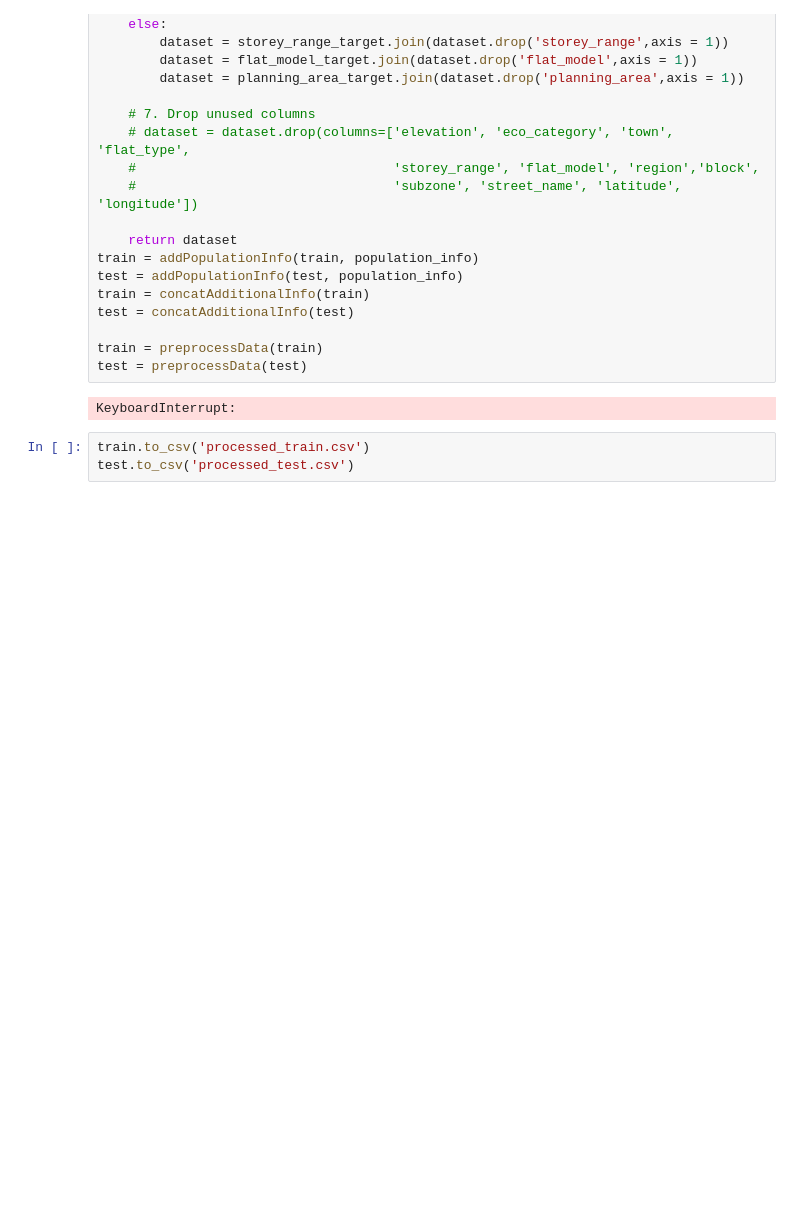
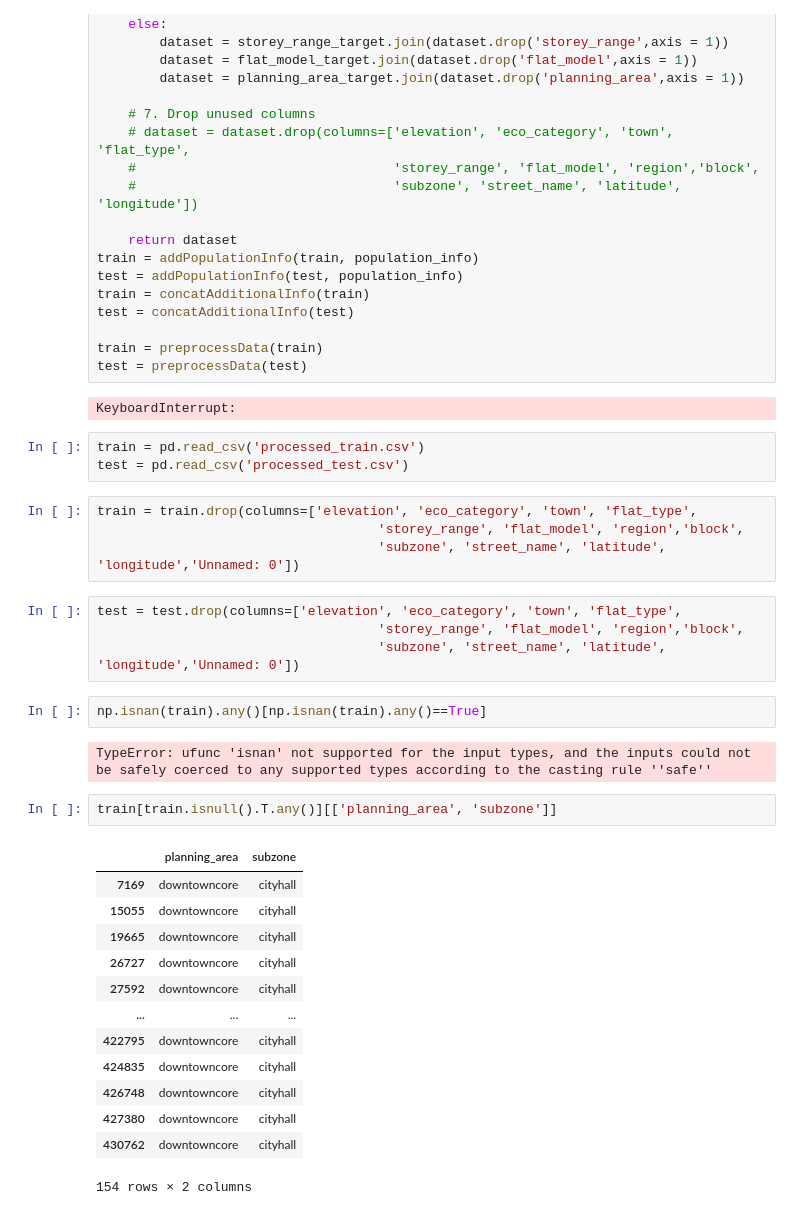
Before and after one commit to Mr-Bright/cs5228, a Jupyter notebook: mini_project.ipynb, the cells around one changed output. Drawn from its saved outputs; the diff is of its cells as text; blank space fills up the shorter version.

```diff
--- a/mini_project.ipynb
+++ b/mini_project.ipynb
@@ -183,5 +187,33 @@ test = preprocessData(test)
 # %% [output]
 KeyboardInterrupt:
 # %%
-train.to_csv('processed_train.csv')
-test.to_csv('processed_test.csv')
+train = pd.read_csv('processed_train.csv')
+test = pd.read_csv('processed_test.csv')
+# %%
+train = train.drop(columns=['elevation', 'eco_category', 'town', 'flat_type',
+                                    'storey_range', 'flat_model', 'region','block',
+                                    'subzone', 'street_name', 'latitude', 'longitude','Unnamed: 0'])
+# %%
+test = test.drop(columns=['elevation', 'eco_category', 'town', 'flat_type',
+                                    'storey_range', 'flat_model', 'region','block',
+                                    'subzone', 'street_name', 'latitude', 'longitude','Unnamed: 0'])
+# %%
+np.isnan(train).any()[np.isnan(train).any()==True]
+# %% [output]
+TypeError: ufunc 'isnan' not supported for the input types, and the inputs could not be safely coerced to any supported types according to the casting rule ''safe''
+# %%
+train[train.isnull().T.any()][['planning_area', 'subzone']]
+# %% [output]
+|  | planning_area | subzone |
+| 7169 | downtowncore | cityhall |
+| 15055 | downtowncore | cityhall |
+| 19665 | downtowncore | cityhall |
+| 26727 | downtowncore | cityhall |
+| 27592 | downtowncore | cityhall |
+| ... | ... | ... |
+| 422795 | downtowncore | cityhall |
+| 424835 | downtowncore | cityhall |
+| 426748 | downtowncore | cityhall |
+| 427380 | downtowncore | cityhall |
+| 430762 | downtowncore | cityhall |
+154 rows × 2 columns
```
Also changed, not shown: parts of 8 cells of this notebook.
